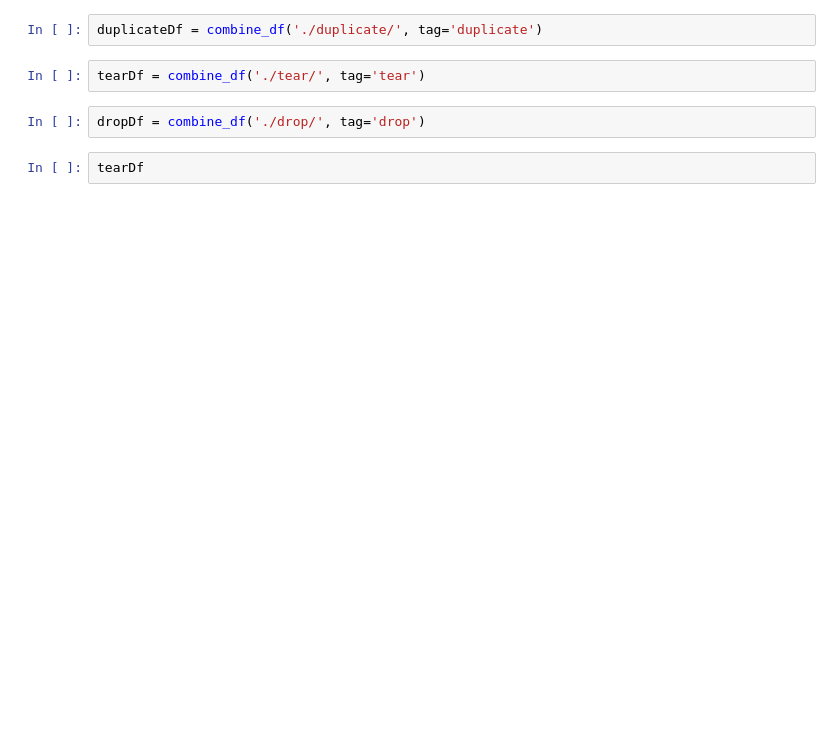
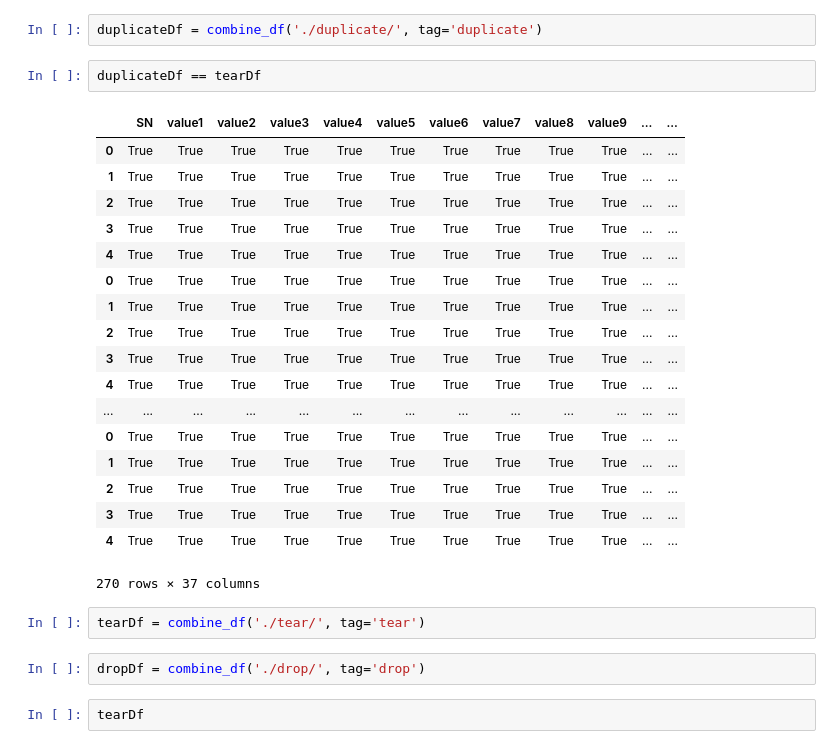
Before and after one commit to kuanliang/image-processing, a Jupyter notebook: test Transform.ipynb, the cells around one changed output. Saved outputs shown, nothing was run; the diff lists cells and outputs as text; blank space fills up the shorter version.

```diff
--- a/test Transform.ipynb
+++ b/test Transform.ipynb
@@ -5,5 +3,26 @@ from Transform import combine_df
 # %%
 duplicateDf = combine_df('./duplicate/', tag='duplicate')
+# %%
+duplicateDf == tearDf
+# %% [output]
+|  | SN | value1 | value2 | value3 | value4 | value5 | value6 | value7 | value8 | value9 | ... | ... |
+| 0 | True | True | True | True | True | True | True | True | True | True | ... | ... |
+| 1 | True | True | True | True | True | True | True | True | True | True | ... | ... |
+| 2 | True | True | True | True | True | True | True | True | True | True | ... | ... |
+| 3 | True | True | True | True | True | True | True | True | True | True | ... | ... |
+| 4 | True | True | True | True | True | True | True | True | True | True | ... | ... |
+| 0 | True | True | True | True | True | True | True | True | True | True | ... | ... |
+| 1 | True | True | True | True | True | True | True | True | True | True | ... | ... |
+| 2 | True | True | True | True | True | True | True | True | True | True | ... | ... |
+| 3 | True | True | True | True | True | True | True | True | True | True | ... | ... |
+| 4 | True | True | True | True | True | True | True | True | True | True | ... | ... |
+| ... | ... | ... | ... | ... | ... | ... | ... | ... | ... | ... | ... | ... |
+| 0 | True | True | True | True | True | True | True | True | True | True | ... | ... |
+| 1 | True | True | True | True | True | True | True | True | True | True | ... | ... |
+| 2 | True | True | True | True | True | True | True | True | True | True | ... | ... |
+| 3 | True | True | True | True | True | True | True | True | True | True | ... | ... |
+| 4 | True | True | True | True | True | True | True | True | True | True | ... | ... |
+270 rows × 37 columns
 # %%
 tearDf = combine_df('./tear/', tag='tear')
 # %%
```
Also changed, not shown: parts of 27 cells of this notebook, 3 other files.
